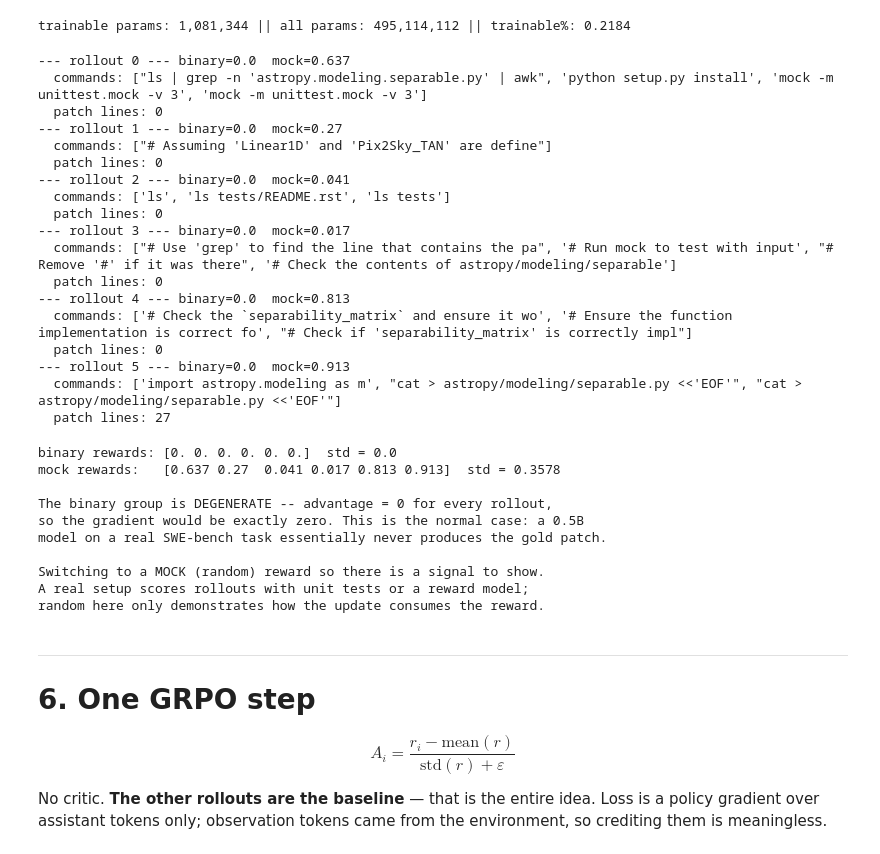
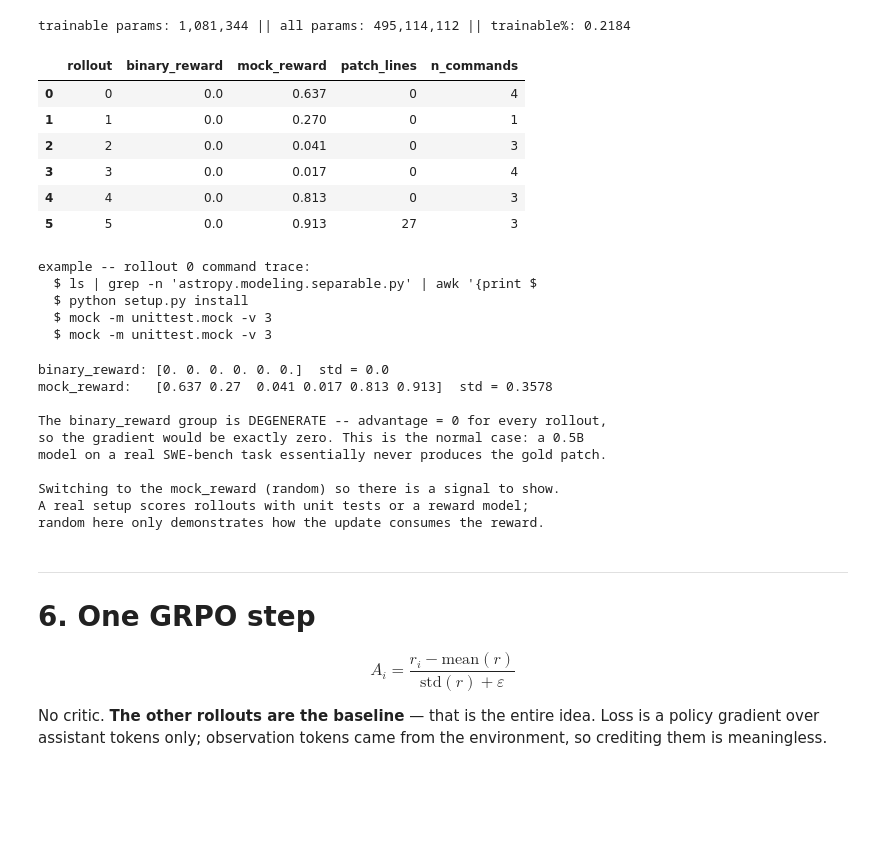
Before and after one commit to abgoswam/swe_in_prod_vizuara_01, a Jupyter notebook: swe_grpo_one_step.ipynb, the cells around one changed output. Cells and saved outputs as stored; diff of their text form; code cells hidden in the pictures; blank space fills up the shorter version.

```diff
--- a/swe_grpo_one_step.ipynb
+++ b/swe_grpo_one_step.ipynb
@@ -392,55 +394,61 @@ trainable params: 1,081,344 || all params: 495,114,112 || trainable%: 0.2184
 # %%
 G = 6
 group = [rollout(model, tok) for _ in range(G)]
-mock = reward_random(len(group))   # MOCK verifier: one random reward per rollout
+mock_reward = reward_random(len(group))   # MOCK verifier: one random reward per rollout
 
-for i, r in enumerate(group):
-    print(f"--- rollout {i} --- binary={reward_binary(r['final'])}  mock={mock[i]}")
-    print("  commands:", [c.split(chr(10))[0][:50] for c in r["calls"]])
-    print("  patch lines:", len(r["patch"].split(chr(10))) if r["patch"] else 0)
+rollouts = pd.DataFrame([
+    {
+        "rollout":       i,
+        "binary_reward": reward_binary(r["final"]),
+        "mock_reward":   mock_reward[i],
+        "patch_lines":   len(r["patch"].split("\n")) if r["patch"] else 0,
+        "n_commands":    len(r["calls"]),
+    }
+    for i, r in enumerate(group)
+])
+display(rollouts)
+
+# what one rollout actually did (the mini-swe-agent loop)
+print("\nexample -- rollout 0 command trace:")
+for cmd in group[0]["calls"]:
+    print("  $", cmd.split("\n")[0][:60])
 # %% [output]
+|  | rollout | binary_reward | mock_reward | patch_lines | n_commands |
+| 0 | 0 | 0.0 | 0.637 | 0 | 4 |
+| 1 | 1 | 0.0 | 0.270 | 0 | 1 |
+| 2 | 2 | 0.0 | 0.041 | 0 | 3 |
+| 3 | 3 | 0.0 | 0.017 | 0 | 4 |
+| 4 | 4 | 0.0 | 0.813 | 0 | 3 |
+| 5 | 5 | 0.0 | 0.913 | 27 | 3 |
---- rollout 0 --- binary=0.0  mock=0.637
-  commands: ["ls | grep -n 'astropy.modeling.separable.py' | awk", 'python setup.py install', 'mock -m unittest.mock -v 3', 'mock -m unittest.mock -v 3']
-  patch lines: 0
---- rollout 1 --- binary=0.0  mock=0.27
-  commands: ["# Assuming 'Linear1D' and 'Pix2Sky_TAN' are define"]
-  patch lines: 0
---- rollout 2 --- binary=0.0  mock=0.041
-  commands: ['ls', 'ls tests/README.rst', 'ls tests']
-  patch lines: 0
---- rollout 3 --- binary=0.0  mock=0.017
-  commands: ["# Use 'grep' to find the line that contains the pa", '# Run mock to test with input', "# Remove '#' if it was there", '# Check the contents of astropy/modeling/separable']
-  patch lines: 0
---- rollout 4 --- binary=0.0  mock=0.813
-  commands: ['# Check the `separability_matrix` and ensure it wo', '# Ensure the function implementation is correct fo', "# Check if 'separability_matrix' is correctly impl"]
-  patch lines: 0
---- rollout 5 --- binary=0.0  mock=0.913
-  commands: ['import astropy.modeling as m', "cat > astropy/modeling/separable.py <<'EOF'", "cat > astropy/modeling/separable.py <<'EOF'"]
-  patch lines: 27
+example -- rollout 0 command trace:
+  $ ls | grep -n 'astropy.modeling.separable.py' | awk '{print $
+  $ python setup.py install
+  $ mock -m unittest.mock -v 3
+  $ mock -m unittest.mock -v 3
 # %%
-rb = np.array([reward_binary(r["final"]) for r in group])
-rs = reward_random(len(group))     # MOCK: same seeded random rewards as above
+binary_reward = np.array([reward_binary(r["final"]) for r in group])
+mock_reward   = reward_random(len(group))     # same seeded random rewards as above
 
-print("binary rewards:", rb, " std =", rb.std().round(4))
-print("mock rewards:  ", rs, " std =", rs.std().round(4))
+print("binary_reward:", binary_reward, " std =", binary_reward.std().round(4))
+print("mock_reward:  ", mock_reward,   " std =", mock_reward.std().round(4))
 print()
-if rb.std() < 1e-6:
-    print("The binary group is DEGENERATE -- advantage = 0 for every rollout,")
+if binary_reward.std() < 1e-6:
+    print("The binary_reward group is DEGENERATE -- advantage = 0 for every rollout,")
     print("so the gradient would be exactly zero. This is the normal case: a 0.5B")
     print("model on a real SWE-bench task essentially never produces the gold patch.")
     print()
-    print("Switching to a MOCK (random) reward so there is a signal to show.")
+    print("Switching to the mock_reward (random) so there is a signal to show.")
     print("A real setup scores rollouts with unit tests or a reward model;")
     print("random here only demonstrates how the update consumes the reward.")
 # %% [output]
-binary rewards: [0. 0. 0. 0. 0. 0.]  std = 0.0
-mock rewards:   [0.637 0.27  0.041 0.017 0.813 0.913]  std = 0.3578
+binary_reward: [0. 0. 0. 0. 0. 0.]  std = 0.0
+mock_reward:   [0.637 0.27  0.041 0.017 0.813 0.913]  std = 0.3578
 
-The binary group is DEGENERATE -- advantage = 0 for every rollout,
+The binary_reward group is DEGENERATE -- advantage = 0 for every rollout,
 so the gradient would be exactly zero. This is the normal case: a 0.5B
 model on a real SWE-bench task essentially never produces the gold patch.
 
-Switching to a MOCK (random) reward so there is a signal to show.
+Switching to the mock_reward (random) so there is a signal to show.
 A real setup scores rollouts with unit tests or a reward model;
 random here only demonstrates how the update consumes the reward.
 # %% [markdown]
```
Also changed, not shown: parts of 3 cells of this notebook.
